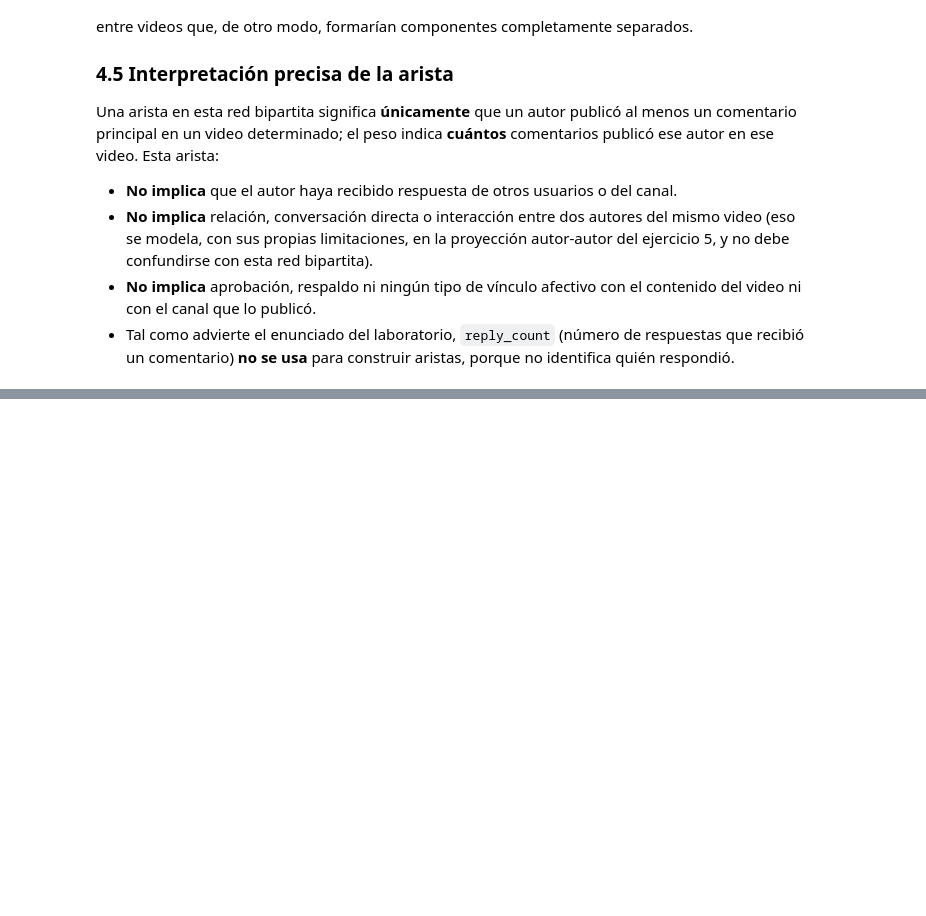
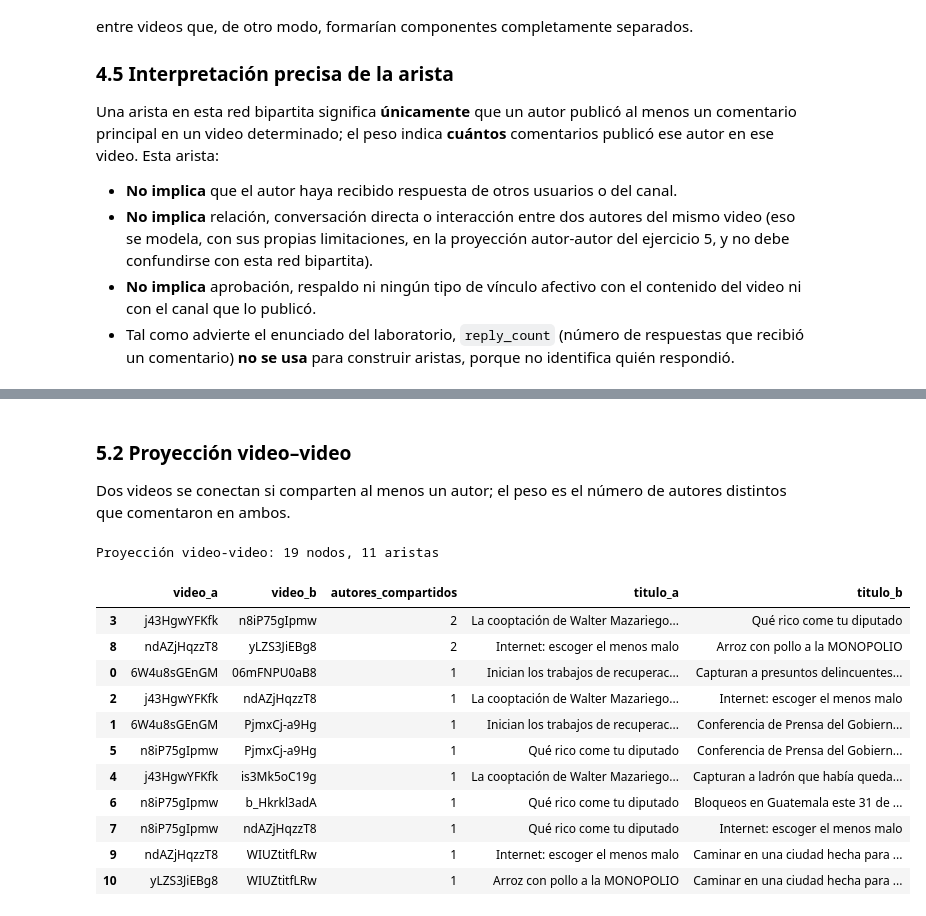
Before and after one commit to DavidDominguez-11/DS-Lab1, a Jupyter notebook: Laboratorio_6.ipynb, the cells around one changed output, grey strips where cells are left out. Drawn from its saved outputs; the diff is of its cells as text; code cells hidden in the pictures; blank space fills up the shorter version.

```diff
--- a/Laboratorio_6.ipynb
+++ b/Laboratorio_6.ipynb
@@ -1238,0 +1268,30 @@ indica **cuántos** comentarios publicó ese autor en ese video. Esta arista:
+# %% [markdown]
+### 5.2 Proyección video–video
+
+Dos videos se conectan si comparten al menos un autor; el peso es el número
+de autores distintos que comentaron en ambos.
+# %%
+VV = nx.bipartite.weighted_projected_graph(B, nodos_video_id)
+print(f"Proyección video-video: {VV.number_of_nodes()} nodos, {VV.number_of_edges()} aristas")
+
+tabla_vv = pd.DataFrame(
+    [(u, v, d["weight"]) for u, v, d in VV.edges(data=True)],
+    columns=["video_a", "video_b", "autores_compartidos"],
+).sort_values("autores_compartidos", ascending=False)
+tabla_vv["titulo_a"] = tabla_vv["video_a"].map(videos.set_index("video_id")["title"])
+tabla_vv["titulo_b"] = tabla_vv["video_b"].map(videos.set_index("video_id")["title"])
+tabla_vv
+# %% [output]
+Proyección video-video: 19 nodos, 11 aristas
+|  | video_a | video_b | autores_compartidos | titulo_a | titulo_b |
+| 3 | j43HgwYFKfk | n8iP75gIpmw | 2 | La cooptación de Walter Mazariego... | Qué rico come tu diputado |
+| 8 | ndAZjHqzzT8 | yLZS3JiEBg8 | 2 | Internet: escoger el menos malo | Arroz con pollo a la MONOPOLIO |
+| 0 | 6W4u8sGEnGM | 06mFNPU0aB8 | 1 | Inician los trabajos de recuperac... | Capturan a presuntos delincuentes... |
+| 2 | j43HgwYFKfk | ndAZjHqzzT8 | 1 | La cooptación de Walter Mazariego... | Internet: escoger el menos malo |
+| 1 | 6W4u8sGEnGM | PjmxCj-a9Hg | 1 | Inician los trabajos de recuperac... | Conferencia de Prensa del Gobiern... |
+| 5 | n8iP75gIpmw | PjmxCj-a9Hg | 1 | Qué rico come tu diputado | Conferencia de Prensa del Gobiern... |
+| 4 | j43HgwYFKfk | is3Mk5oC19g | 1 | La cooptación de Walter Mazariego... | Capturan a ladrón que había queda... |
+| 6 | n8iP75gIpmw | b_Hkrkl3adA | 1 | Qué rico come tu diputado | Bloqueos en Guatemala este 31 de ... |
+| 7 | n8iP75gIpmw | ndAZjHqzzT8 | 1 | Qué rico come tu diputado | Internet: escoger el menos malo |
+| 9 | ndAZjHqzzT8 | WIUZtitfLRw | 1 | Internet: escoger el menos malo | Caminar en una ciudad hecha para ... |
+| 10 | yLZS3JiEBg8 | WIUZtitfLRw | 1 | Arroz con pollo a la MONOPOLIO | Caminar en una ciudad hecha para ... |
```
Also changed, not shown: parts of 6 cells of this notebook.
